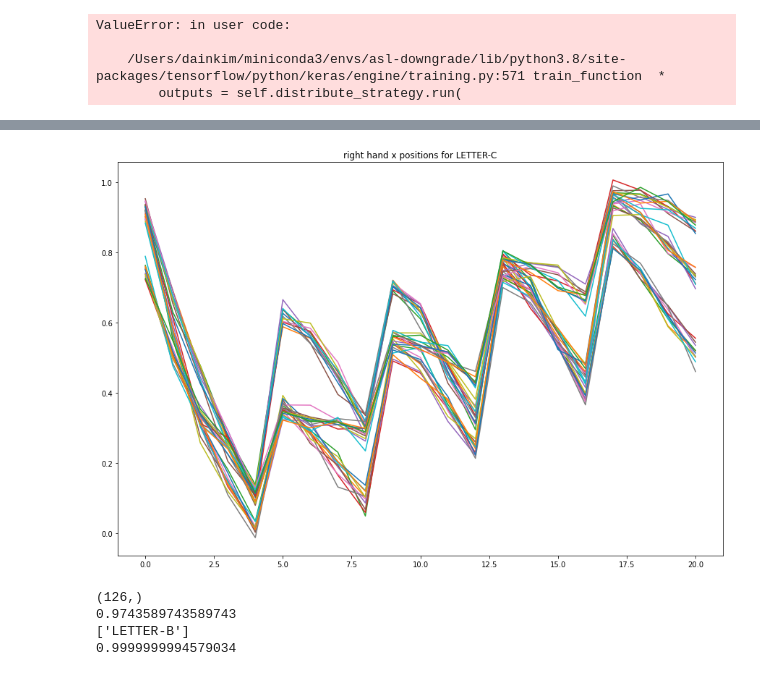
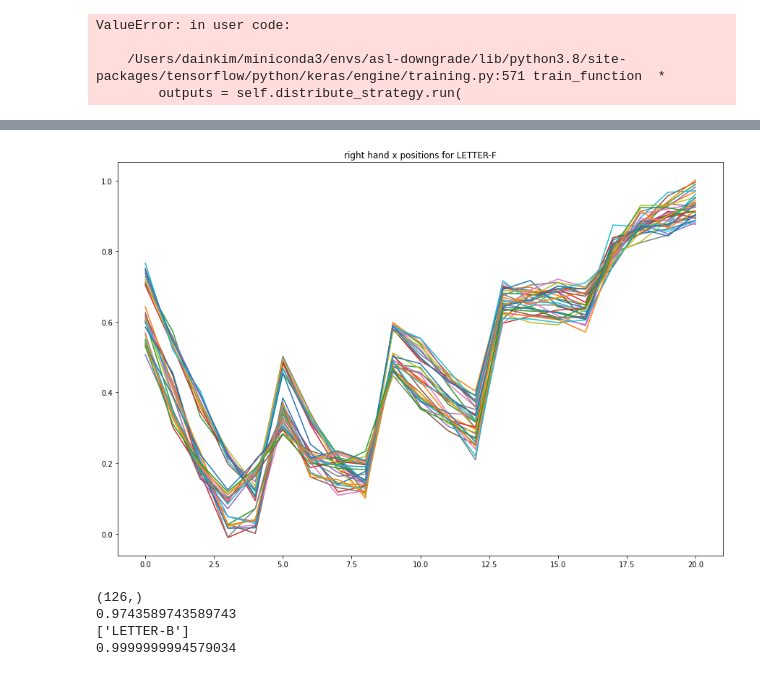
Before and after one commit to dain-kim/ASLingo, a Jupyter notebook: train_model.ipynb, the cells around one changed output, grey strips where cells are left out. Drawn from its saved outputs; the diff is of its cells as text; code cells hidden in the pictures.

```diff
--- a/train_model.ipynb
+++ b/train_model.ipynb
@@ -392,16 +384,16 @@ plt.show()
 # %%
 plt.figure(figsize=(15,10))
 # word = encoder.transform([np.random.choice(sampled_words)])[0]
-word = encoder.transform(['LETTER-C'])[0]
+word = encoder.transform(['LETTER-F'])[0]
 samples = X_data[(y_data==word).flatten()]
 samples = np.concatenate((samples[:11], samples[22:33], samples[44:55]))
 # for x in samples[np.random.choice(len(samples), 10, replace=False)]:
 for x in samples:
     plt.title('right hand x positions for {}'.format(encoder.inverse_transform([word])[0]))
     plt.plot(np.arange(len(x)//6), x[len(x)//2::3])
 plt.show()
 # %% [output]
-[figure, old version]
+[figure, new version]
 # %%
 import pickle
 
```
Also changed, not shown: parts of 11 cells of this notebook, 44 other files.
